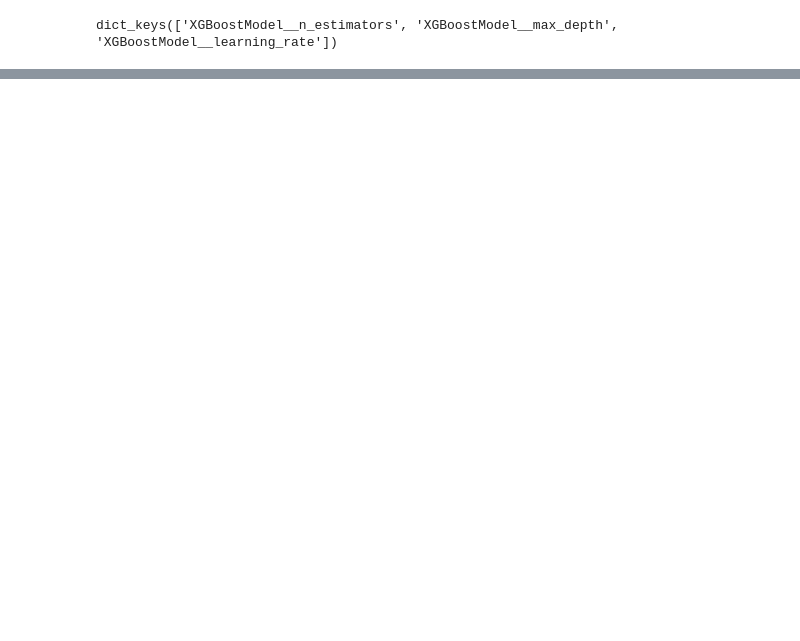
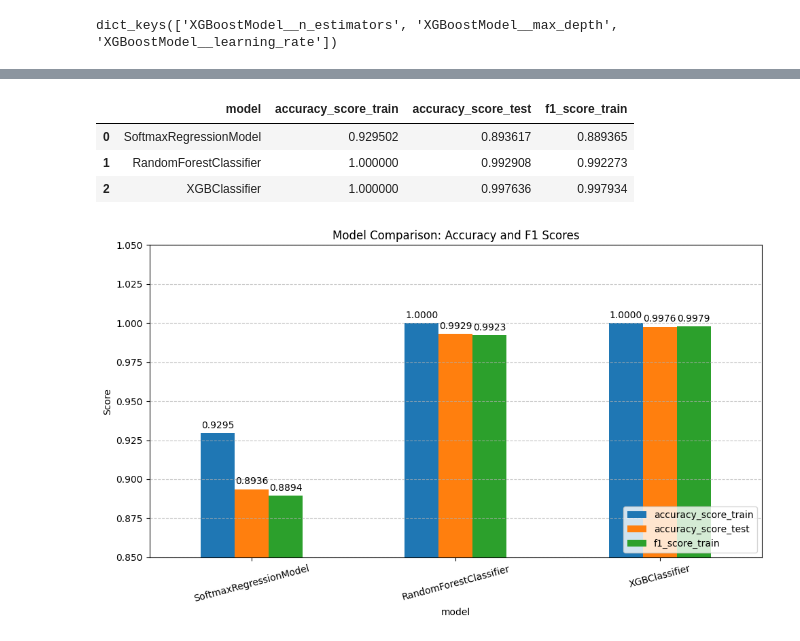
Before and after one commit to HimanSenaweera/Model-to-predict-obesity-Level, a Jupyter notebook: Models/Models.ipynb, the cells around one changed output, grey strips where cells are left out. Drawn from its saved outputs; the diff is of its cells as text; code cells hidden in the pictures; blank space fills up the shorter version.

Commit message:
model performnace was analyzed

```diff
--- a/Models/Models.ipynb
+++ b/Models/Models.ipynb
@@ -399,0 +498,37 @@ print(f" test accuracy score: {test_score:.4f} and train accuracy score: {train_
+# %%
+df = pd.DataFrame(dict)
+df
+# %% [output]
+|  | model | accuracy_score_train | accuracy_score_test | f1_score_train |
+| 0 | SoftmaxRegressionModel | 0.929502 | 0.893617 | 0.889365 |
+| 1 | RandomForestClassifier | 1.000000 | 0.992908 | 0.992273 |
+| 2 | XGBClassifier | 1.000000 | 0.997636 | 0.997934 |
+# %%
+import pandas as pd
+import matplotlib.pyplot as plt
+
+
+# Plotting
+fig, ax = plt.subplots(figsize=(10, 6))
+bar_plot = df.set_index('model')[['accuracy_score_train', 'accuracy_score_test', 'f1_score_train']].plot(
+    kind='bar',
+    ax=ax
+)
+
+# Customize plot
+plt.title('Model Comparison: Accuracy and F1 Scores')
+plt.ylabel('Score')
+plt.ylim(0.85, 1.05)
+plt.xticks(rotation=15)
+plt.grid(True, axis='y', linestyle='--', alpha=0.7)
+plt.legend(loc='lower right')
+plt.tight_layout()
+
+# Add values on top of each bar
+for container in bar_plot.containers:
+    bar_plot.bar_label(container, fmt='%.4f', label_type='edge', padding=3)
+
+# Show the plot
+plt.show()
+# %% [output]
+[figure, added]
```
Also changed, not shown: parts of 28 cells of this notebook.
